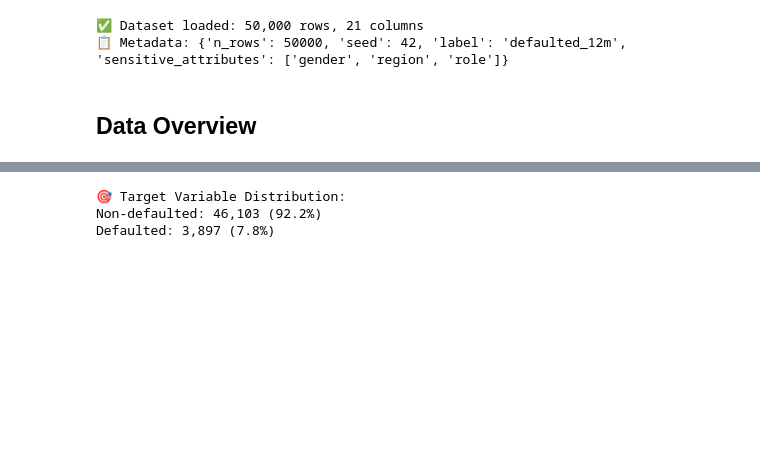
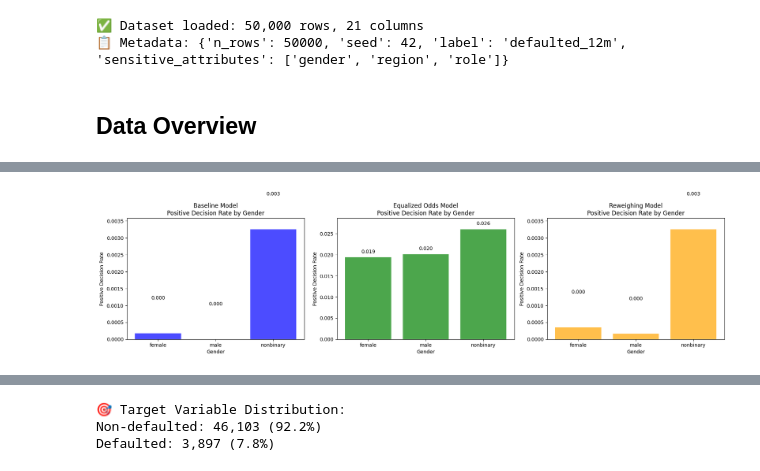
Before and after one commit to anibjee/project-nova-credit-scoring, a Jupyter notebook: notebooks/01_eda_and_fairness.ipynb, the cells around one changed output, grey strips where cells are left out. Cells and saved outputs as stored; diff of their text form; code cells hidden in the pictures; blank space fills up the shorter version.

```diff
--- a/notebooks/01_eda_and_fairness.ipynb
+++ b/notebooks/01_eda_and_fairness.ipynb
@@ -84,0 +277,36 @@ None
+# %%
+if df_baseline is not None and df_fair is not None and df_reweighed is not None:
+    # Load original data to get demographic information
+    if df is not None:
+        # Decision comparison by gender
+        fig, axes = plt.subplots(1, 3, figsize=(18, 5))
+
+        models = [
+            (df_baseline, 'decision', 'Baseline Model', 'blue'),
+            (df_fair, 'decision_fair', 'Equalized Odds Model', 'green'),
+            (df_reweighed, 'decision_reweighed', 'Reweighing Model', 'orange')
+        ]
+
+        for i, (df_model, decision_col, title, color) in enumerate(models):
+            # Merge with original data to get demographic information
+            df_merged = df_model.merge(df[['partner_id', 'gender']], on='partner_id', how='left')
+
+            decision_by_gender = df_merged.groupby('gender')[decision_col].agg(['sum', 'count'])
+            decision_by_gender['rate'] = decision_by_gender['sum'] / decision_by_gender['count']
+
+            axes[i].bar(decision_by_gender.index, decision_by_gender['rate'], color=color, alpha=0.7)
+            axes[i].set_title(f'{title}\nPositive Decision Rate by Gender')
+            axes[i].set_xlabel('Gender')
+            axes[i].set_ylabel('Positive Decision Rate')
+            axes[i].set_ylim(0, decision_by_gender['rate'].max() * 1.1)
+
+            # Add value labels on bars
+            for j, v in enumerate(decision_by_gender['rate']):
+                axes[i].text(j, v + 0.001, f'{v:.3f}', ha='center')
+
+        plt.tight_layout()
+        plt.show()
+    else:
+        print('❌ Original partner data not available for demographic analysis')
+# %% [output]
+[figure, added]
```
Also changed, not shown: parts of 12 cells of this notebook, 1 other file.
